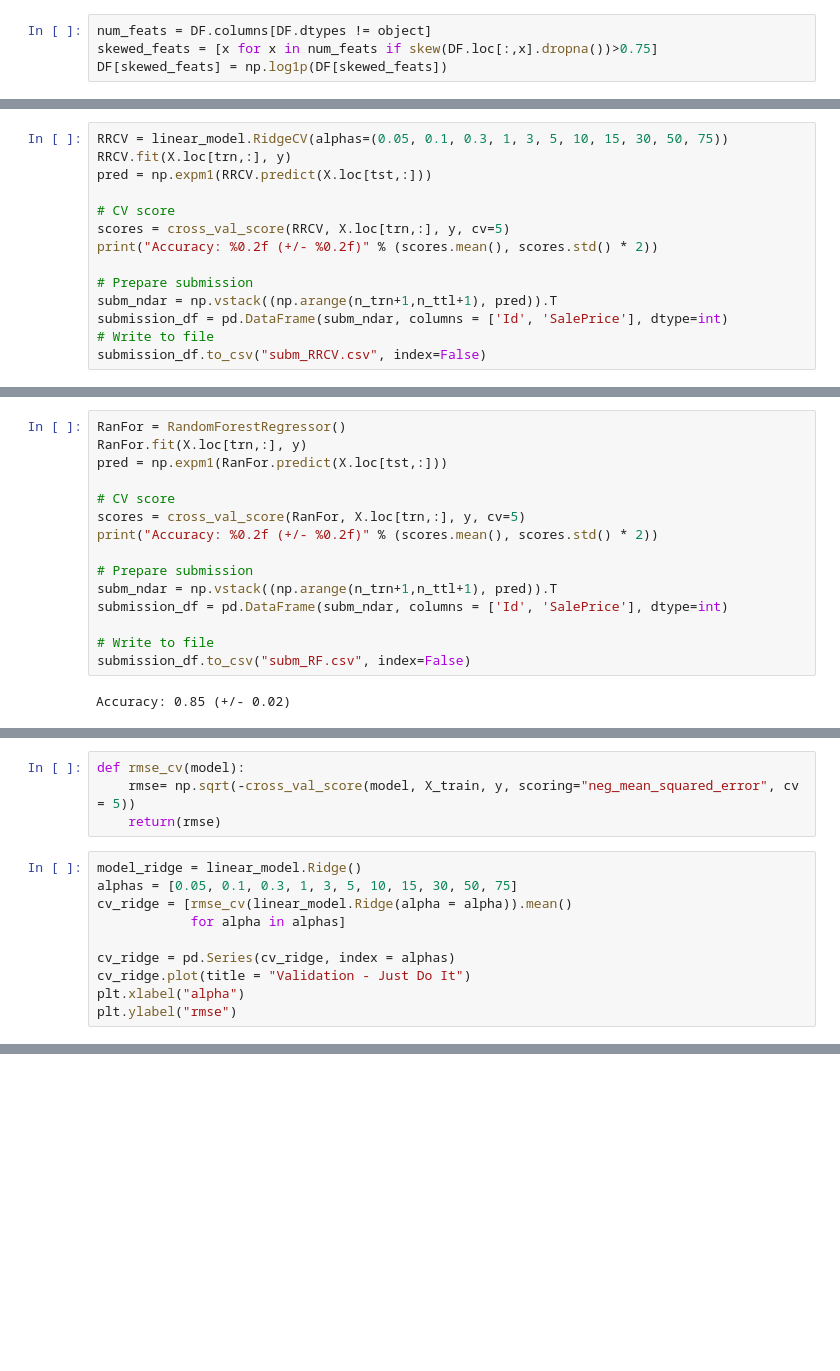
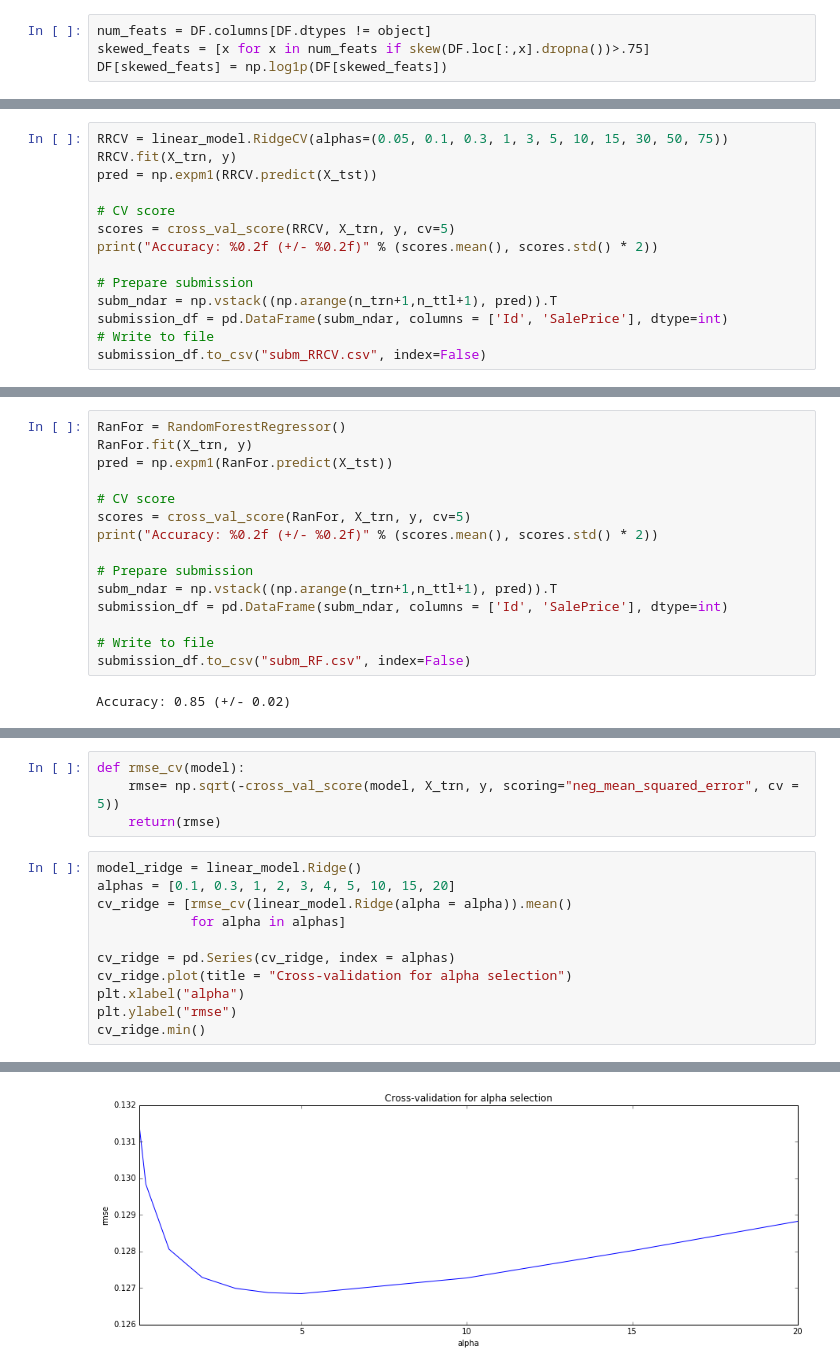
Before and after one commit to albertwildeman/Kaggle-Ames_Housing_Prices, a Jupyter notebook: Ames.ipynb, the cells around one changed output, grey strips where cells are left out. Cells and saved outputs as stored; diff of their text form; blank space fills up the shorter version.

```diff
--- a/Ames.ipynb
+++ b/Ames.ipynb
@@ -406,7 +407,7 @@ array([[<matplotlib.axes._subplots.AxesSubplot object at 0x...>,
 [figure]
 # %%
 num_feats = DF.columns[DF.dtypes != object]
-skewed_feats = [x for x in num_feats if skew(DF.loc[:,x].dropna())>0.75]
+skewed_feats = [x for x in num_feats if skew(DF.loc[:,x].dropna())>.75]
 DF[skewed_feats] = np.log1p(DF[skewed_feats])
 # %% [markdown]
 # Prediction
@@ -442,11 +438,11 @@ ValueError: all the input array dimensions except for the concatenation axis mus
 ## Ridge regression with Cross-Validation alpha selection
 # %%
 RRCV = linear_model.RidgeCV(alphas=(0.05, 0.1, 0.3, 1, 3, 5, 10, 15, 30, 50, 75))
-RRCV.fit(X.loc[trn,:], y)
-pred = np.expm1(RRCV.predict(X.loc[tst,:]))
+RRCV.fit(X_trn, y)
+pred = np.expm1(RRCV.predict(X_tst))
 
 # CV score
-scores = cross_val_score(RRCV, X.loc[trn,:], y, cv=5)
+scores = cross_val_score(RRCV, X_trn, y, cv=5)
 print("Accuracy: %0.2f (+/- %0.2f)" % (scores.mean(), scores.std() * 2))
 
 # Prepare submission
@@ -460,11 +456,11 @@ Accuracy: 0.90 (+/- 0.05)
 ## Random forest
 # %%
 RanFor = RandomForestRegressor()
-RanFor.fit(X.loc[trn,:], y)
-pred = np.expm1(RanFor.predict(X.loc[tst,:]))
+RanFor.fit(X_trn, y)
+pred = np.expm1(RanFor.predict(X_tst))
 
 # CV score
-scores = cross_val_score(RanFor, X.loc[trn,:], y, cv=5)
+scores = cross_val_score(RanFor, X_trn, y, cv=5)
 print("Accuracy: %0.2f (+/- %0.2f)" % (scores.mean(), scores.std() * 2))
 
 # Prepare submission
@@ -480,15 +476,16 @@ Accuracy: 0.85 (+/- 0.02)
 # %%
 def rmse_cv(model):
-    rmse= np.sqrt(-cross_val_score(model, X_train, y, scoring="neg_mean_squared_error", cv = 5))
+    rmse= np.sqrt(-cross_val_score(model, X_trn, y, scoring="neg_mean_squared_error", cv = 5))
     return(rmse)
 # %%
 model_ridge = linear_model.Ridge()
-alphas = [0.05, 0.1, 0.3, 1, 3, 5, 10, 15, 30, 50, 75]
+alphas = [0.1, 0.3, 1, 2, 3, 4, 5, 10, 15, 20]
 cv_ridge = [rmse_cv(linear_model.Ridge(alpha = alpha)).mean()
             for alpha in alphas]
 
 cv_ridge = pd.Series(cv_ridge, index = alphas)
-cv_ridge.plot(title = "Validation - Just Do It")
+cv_ridge.plot(title = "Cross-validation for alpha selection")
 plt.xlabel("alpha")
 plt.ylabel("rmse")
+cv_ridge.min()
 # %% [output]
@@ -495,0 +493 @@ NameError: name 'X_train' is not defined
+[figure, added]
```
Also changed, not shown: parts of 7 cells of this notebook, 4 other files.
